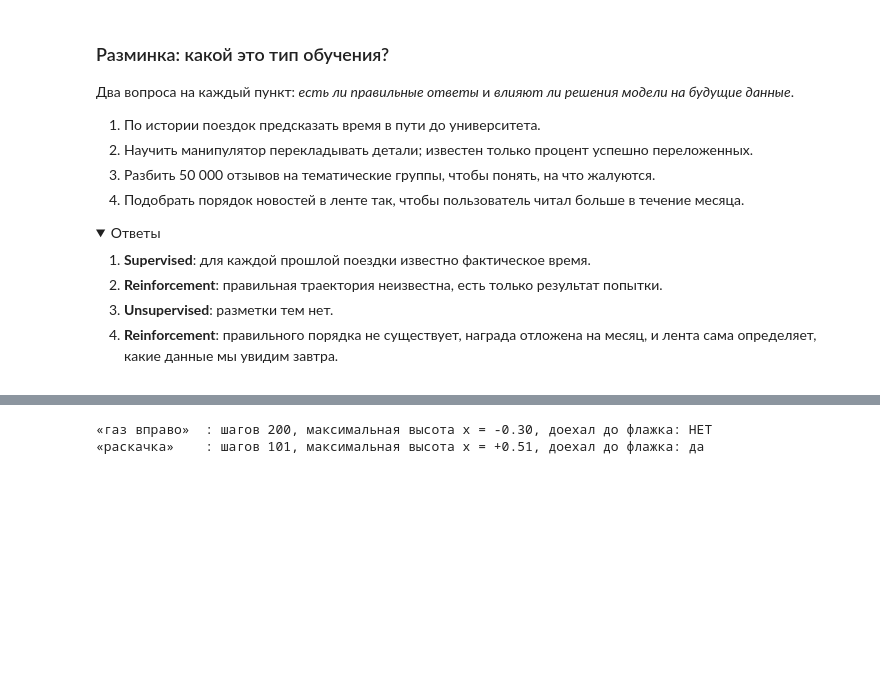
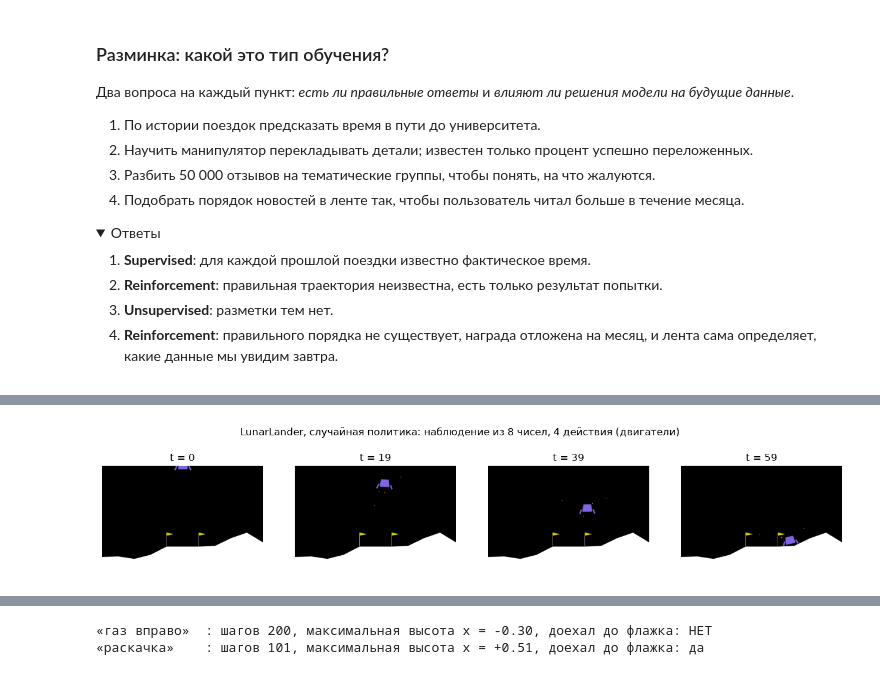
Before and after one commit to IlyaChichkanov/Reinforcement-learning, a Jupyter notebook: 01-intro/lecture/lecture.ipynb, the cells around one changed output, grey strips where cells are left out. Cells and saved outputs as stored; diff of their text form; code cells hidden in the pictures; folded sections open; blank space fills up the shorter version.

```diff
--- a/01-intro/lecture/lecture.ipynb
+++ b/01-intro/lecture/lecture.ipynb
@@ -437,0 +566,22 @@ def show_frames(frames, title="", interval=60, width=3.2):
+# %%
+try:
+    cartpole = gym.make("LunarLander-v3", render_mode="rgb_array")
+    obs, _ = cartpole.reset(seed=0)
+    frames = []
+    for t in range(120):
+        frames.append(cartpole.render())
+        obs, r, terminated, truncated, _ = cartpole.step(cartpole.action_space.sample())
+        if terminated or truncated:
+            break
+    cartpole.close()
+    idx = np.linspace(0, len(frames) - 1, 4).astype(int)
+    fig, axes = plt.subplots(1, 4, figsize=(16, 3.2))
+    for ax, i in zip(axes, idx):
+        ax.imshow(frames[i]); ax.set_title(f"t = {i}"); ax.axis("off")
+    plt.suptitle("LunarLander, случайная политика: наблюдение из 8 чисел, 4 действия (двигатели)")
+    plt.show()
+except Exception as e:  # box2d не установлен или не собрался
+    print("LunarLander недоступен:", type(e).__name__, "-", str(e)[:120])
+    print("Гифку можно посмотреть в документации: https://gymnasium.farama.org/environments/box2d/lunar_lander/")
+# %% [output]
+[figure, added]
```
Also changed, not shown: parts of 106 cells of this notebook, 6 other files.
